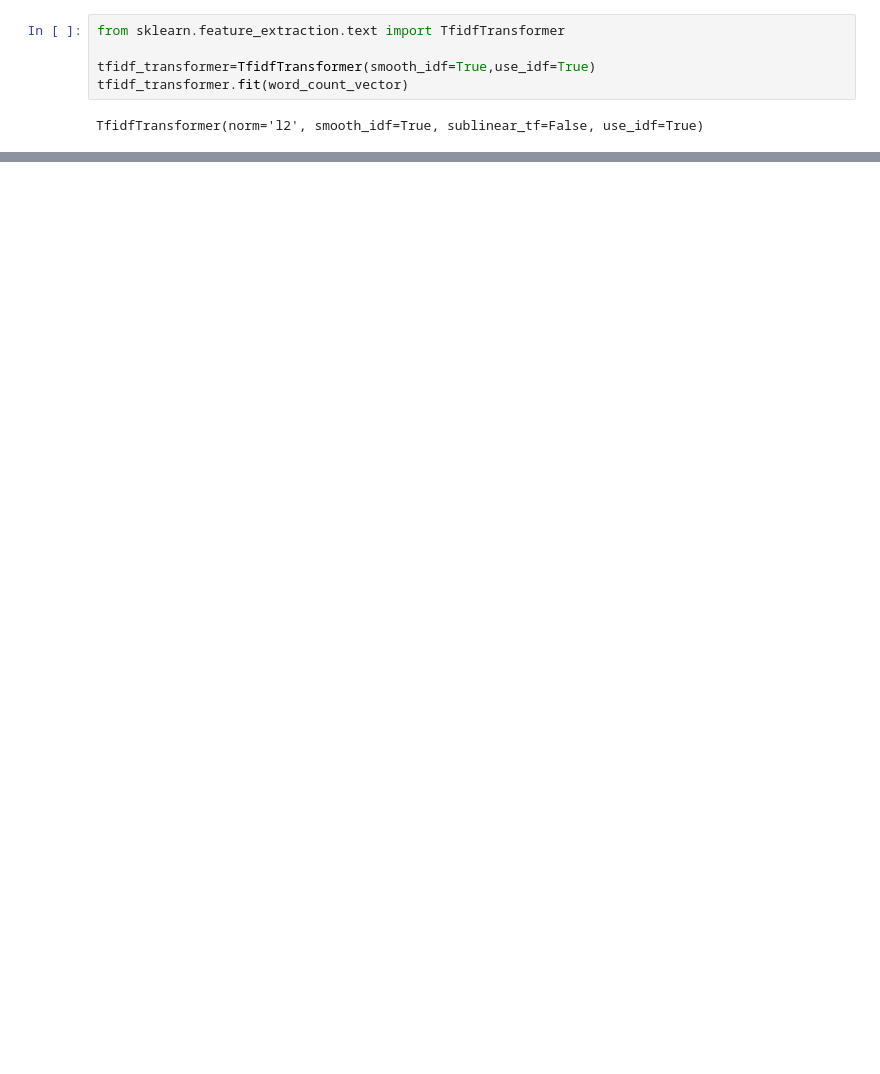
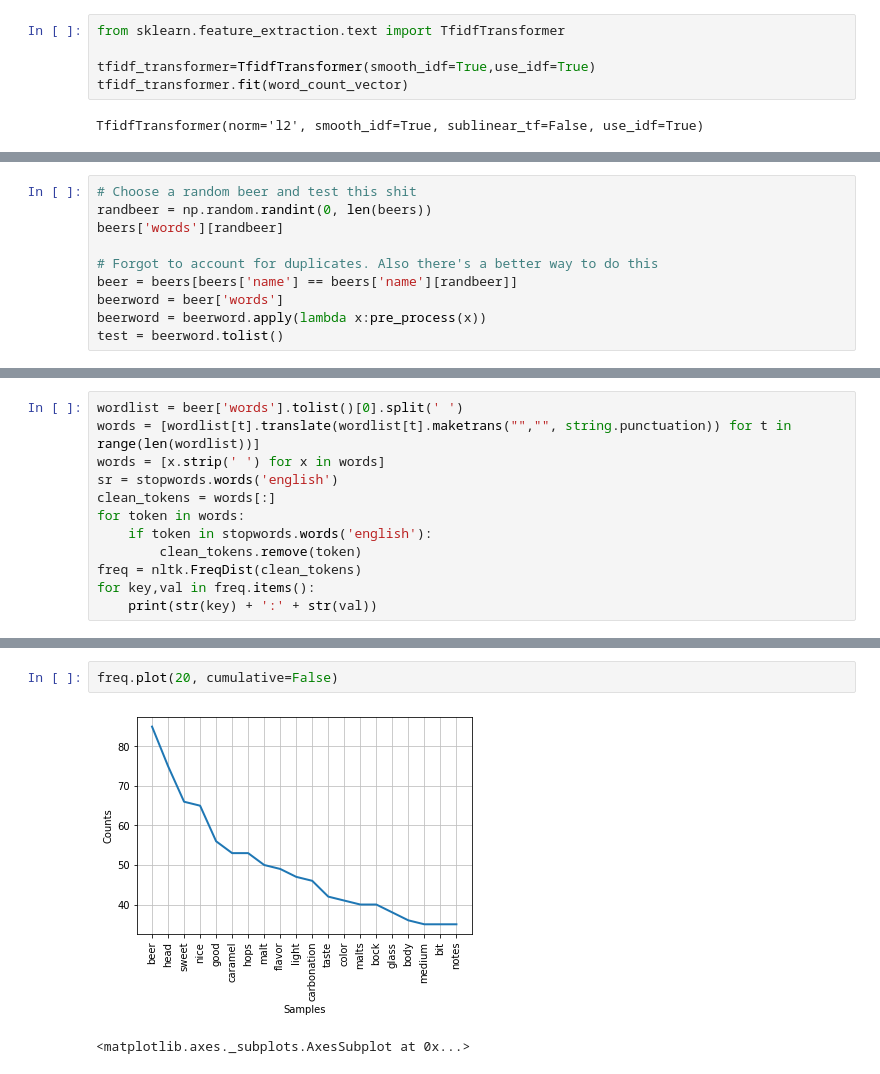
Before and after one commit to smohammed/insightdemo, a Jupyter notebook: pipeline/NLP model.ipynb, the cells around one changed output, grey strips where cells are left out. Drawn from its saved outputs; the diff is of its cells as text; blank space fills up the shorter version.

```diff
--- a/pipeline/NLP model.ipynb
+++ b/pipeline/NLP model.ipynb
@@ -139,0 +131,10 @@ q = beers[beers.nreviews > 5]
+# %%
+# Choose a random beer and test this shit
+randbeer = np.random.randint(0, len(beers))
+beers['words'][randbeer]
+
+# Forgot to account for duplicates. Also there's a better way to do this
+beer = beers[beers['name'] == beers['name'][randbeer]]
+beerword = beer['words']
+beerword = beerword.apply(lambda x:pre_process(x))
+test = beerword.tolist()
@@ -139,0 +179,12 @@ q = beers[beers.nreviews > 5]
+# %%
+wordlist = beer['words'].tolist()[0].split(' ')
+words = [wordlist[t].translate(wordlist[t].maketrans("","", string.punctuation)) for t in range(len(wordlist))]
+words = [x.strip(' ') for x in words]
+sr = stopwords.words('english')
+clean_tokens = words[:]
+for token in words:
+    if token in stopwords.words('english'):
+        clean_tokens.remove(token)
+freq = nltk.FreqDist(clean_tokens)
+for key,val in freq.items():
+    print(str(key) + ':' + str(val))
@@ -139,0 +209,5 @@ q = beers[beers.nreviews > 5]
+# %%
+freq.plot(20, cumulative=False)
+# %% [output]
+[figure, added]
+<matplotlib.axes._subplots.AxesSubplot at 0x...>
```
Also changed, not shown: parts of 11 cells of this notebook, 1 other file.
